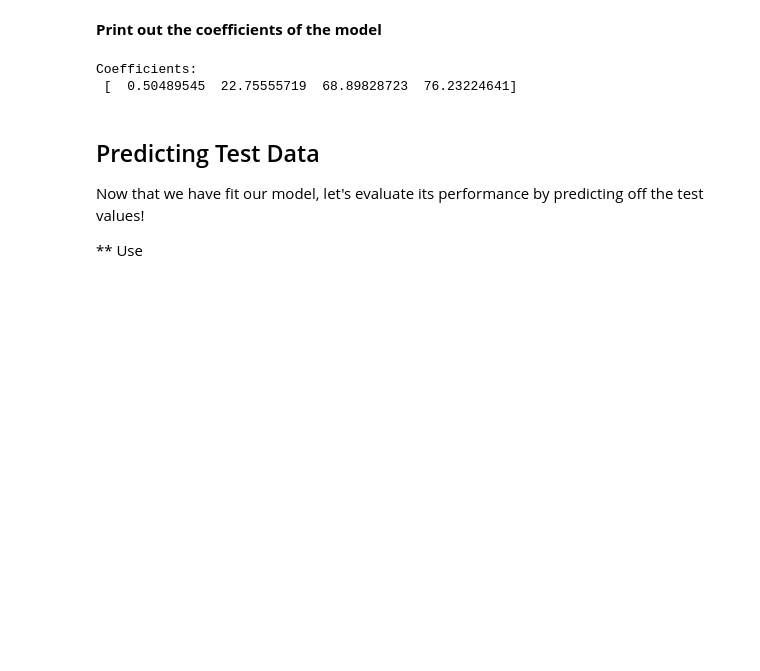
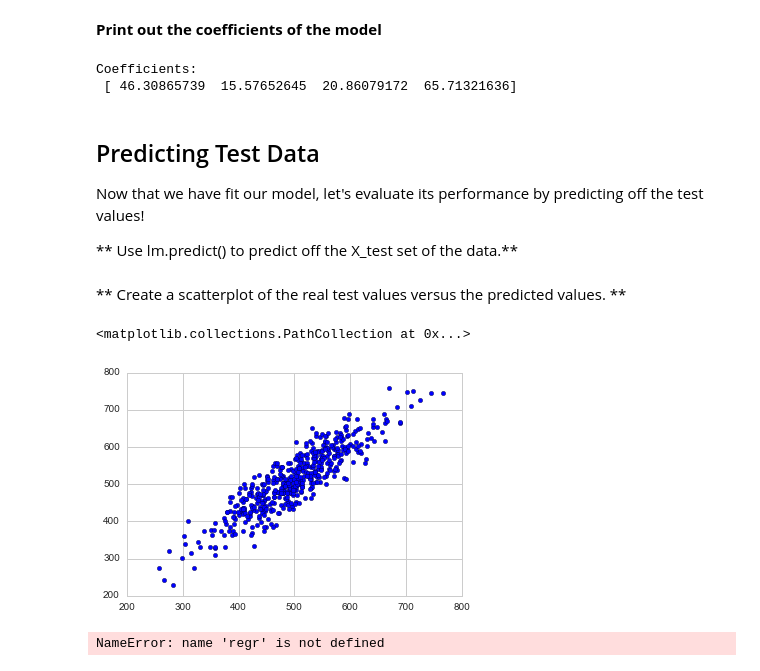
Before and after one commit to trapatsas/Python-Data-Science-and-Machine-Learning-Bootcamp, a Jupyter notebook: Linear-Regression/Linear Regression - Project Exercise - Solutions.ipynb, the cells around one changed output. Cells and saved outputs as stored; diff of their text form; code cells hidden in the pictures; blank space fills up the shorter version.

```diff
--- a/Linear-Regression/Linear Regression - Project Exercise - Solutions.ipynb
+++ b/Linear-Regression/Linear Regression - Project Exercise - Solutions.ipynb
@@ -121,7 +121,7 @@ X = customers[['Avg. Session Length', 'Time on App','Time on Website', 'Length o
 # %%
 from sklearn.cross_validation import train_test_split
 # %%
-X_train, X_test, y_train, y_test = train_test_split(X, y, test_size=0.33, random_state=101)
+X_train, X_test, y_train, y_test = train_test_split(X, y, test_size=0.99, random_state=54)
 # %% [markdown]
 ## Training the Model
 
@@ -147,16 +147,24 @@ LinearRegression(copy_X=True, fit_intercept=True, n_jobs=1, normalize=False)
 print('Coefficients: \n', lm.coef_)
 # %% [output]
 Coefficients:
- [  0.50489545  22.75555719  68.89828723  76.23224641]
+ [ 46.30865739  15.57652645  20.86079172  65.71321636]
 # %% [markdown]
 ## Predicting Test Data
 Now that we have fit our model, let's evaluate its performance by predicting off the test values!
 
-** Use
+** Use lm.predict() to predict off the X_test set of the data.**
+# %%
+predictions = lm.predict( X_test)
+# %% [markdown]
+** Create a scatterplot of the real test values versus the predicted values. **
+# %%
+plt.scatter(y_test,predictions)
+# %% [output]
+<matplotlib.collections.PathCollection at 0x...>
+[figure, added]
 # %%
-
 # The mean square error
 print("Residual sum of squares: %.2f"
       % np.mean((regr.predict(diabetes_X_test) - diabetes_y_test) ** 2))
-# Explained variance score: 1 is perfect prediction
-print('Variance score: %.2f' % regr.score(diabetes_X_test, diabetes_y_test))
+# %% [output]
+NameError: name 'regr' is not defined
```
Also changed, not shown: parts of 9 cells of this notebook, 2 other files.
